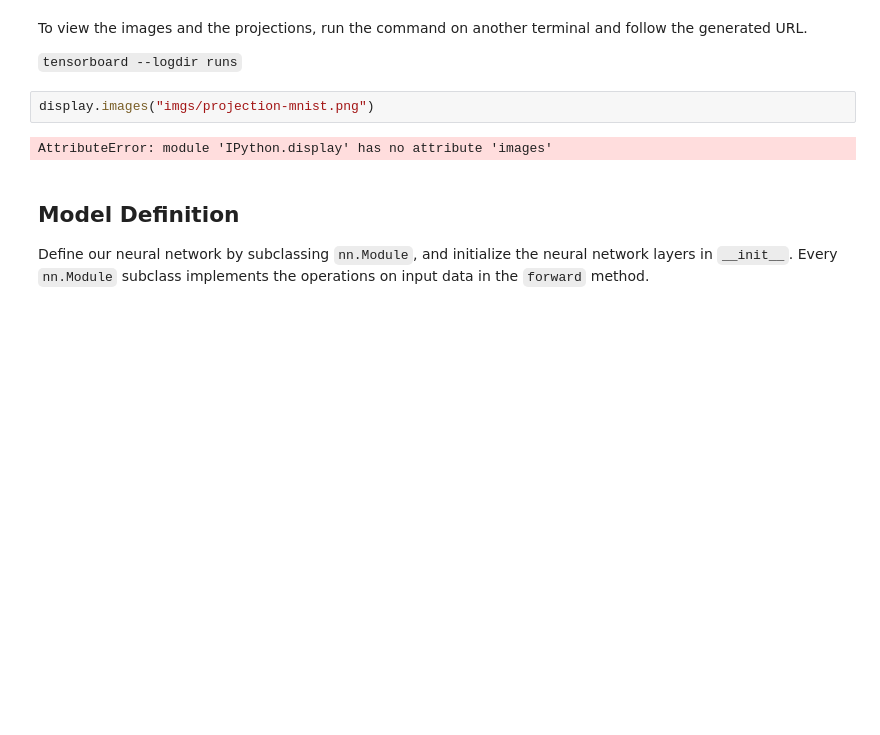
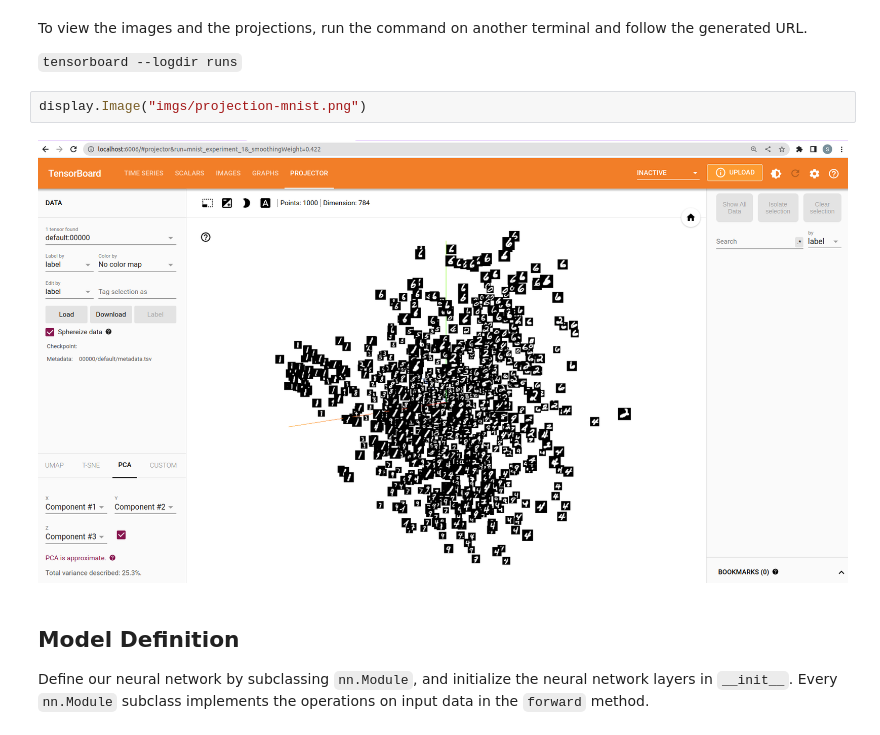
Before and after one commit to ShivamThukral/pytorch-projects, a Jupyter notebook: Pytorch_Playbook.ipynb, the cells around one changed output. Drawn from its saved outputs; the diff is of its cells as text; blank space fills up the shorter version.

```diff
--- a/Pytorch_Playbook.ipynb
+++ b/Pytorch_Playbook.ipynb
@@ -179,10 +179,10 @@ writer.flush()
 To view the images and the projections, run the command on another terminal and follow the generated URL.
 
 `tensorboard --logdir runs`
-# %%
-display.images("imgs/projection-mnist.png")
-# %% [output]
-AttributeError: module 'IPython.display' has no attribute 'images'
+# %%
+display.Image("imgs/projection-mnist.png")
+# %% [output]
+[figure, added]
 # %% [markdown]
 ## Model Definition
 
```
Also changed, not shown: parts of 6 cells of this notebook.
